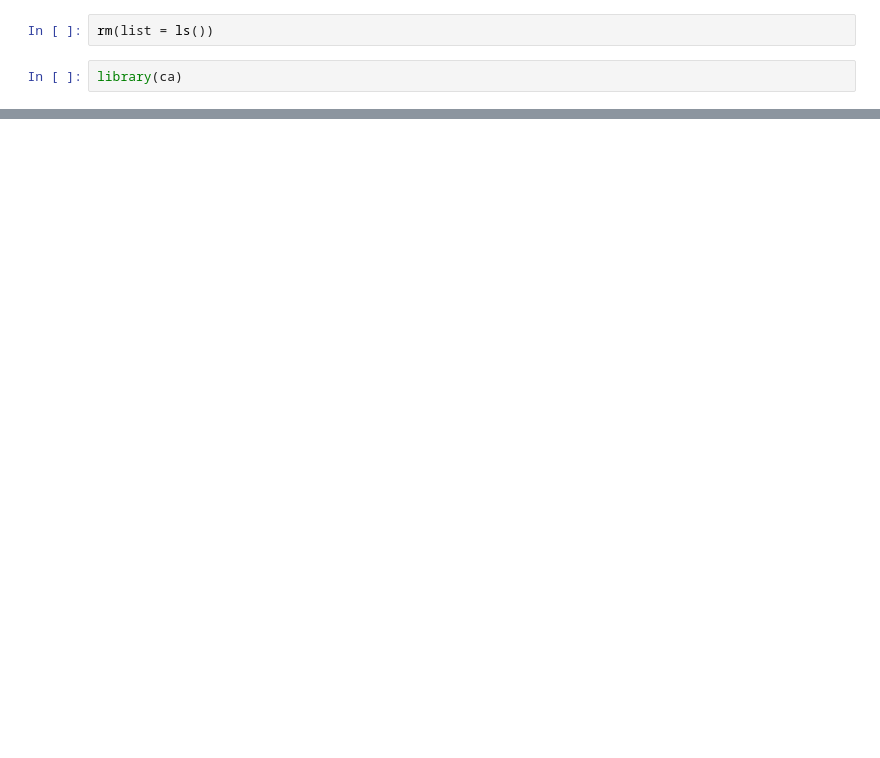
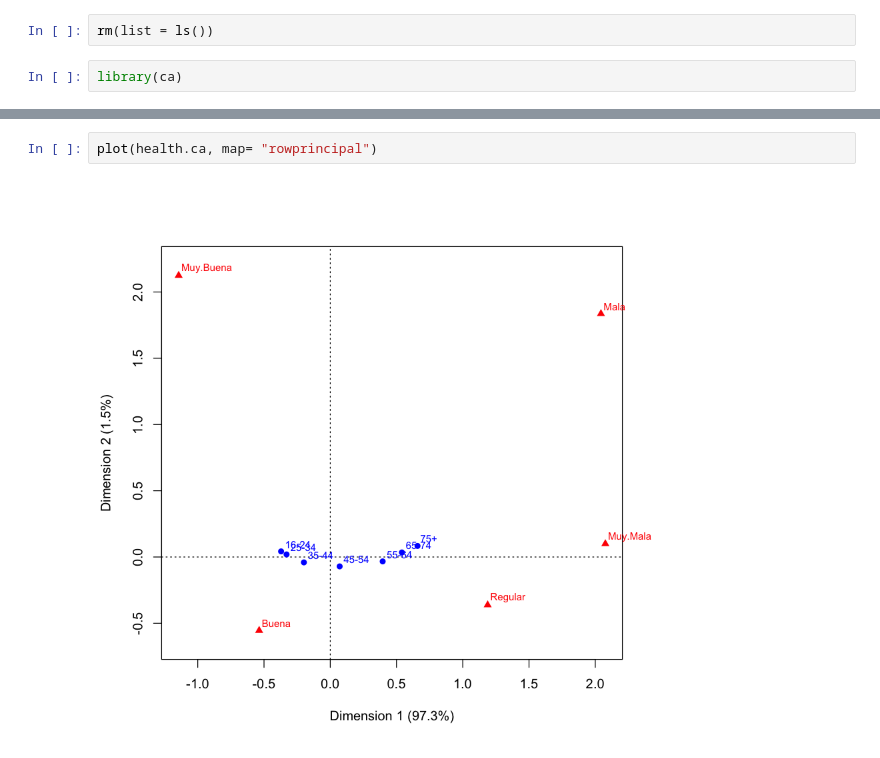
Before and after one commit to garciparedes/r-examples, a Jupyter notebook: notebooks/health-ca-analysis.ipynb, the cells around one changed output, grey strips where cells are left out. Drawn from its saved outputs; the diff is of its cells as text; blank space fills up the shorter version.

```diff
--- a/notebooks/health-ca-analysis.ipynb
+++ b/notebooks/health-ca-analysis.ipynb
@@ -44,0 +65,4 @@ plot(health.ca)
+# %%
+plot(health.ca, map= "rowprincipal")
+# %% [output]
+[figure, added]
```
Also changed, not shown: parts of 9 cells of this notebook, 1 other file.
